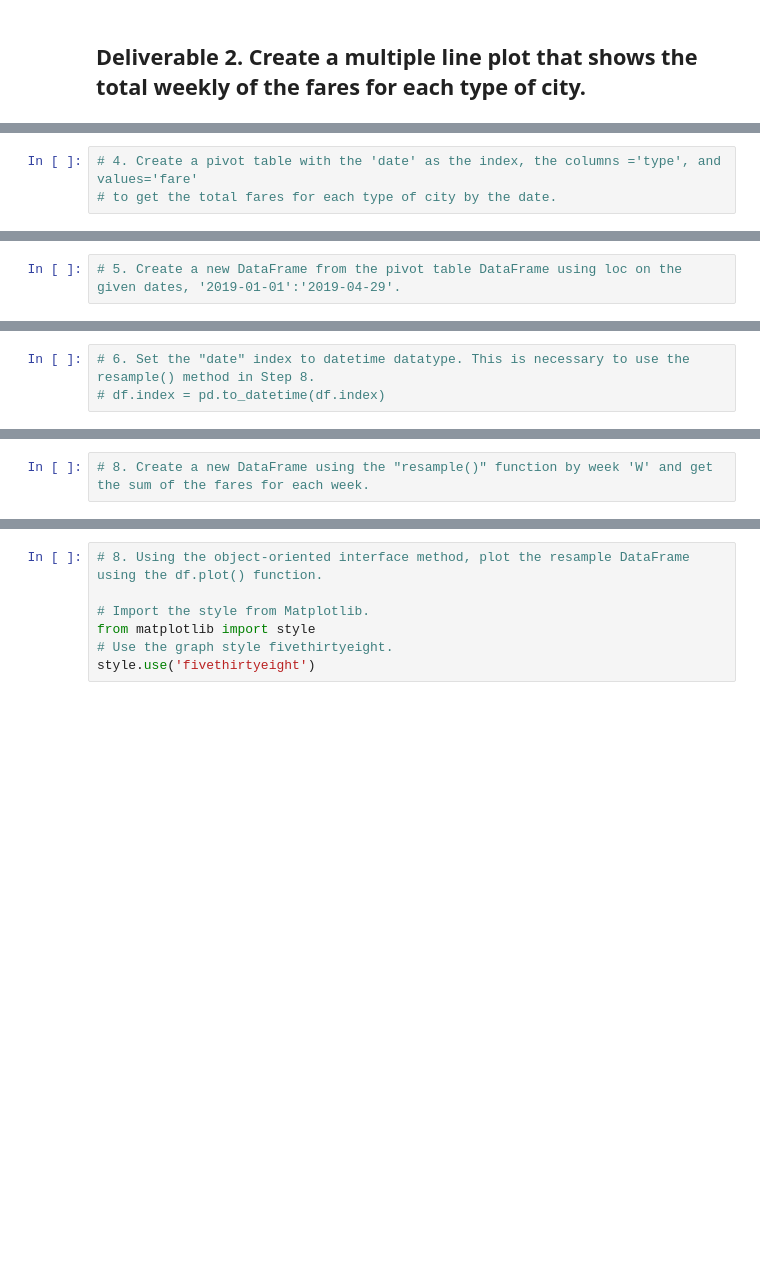
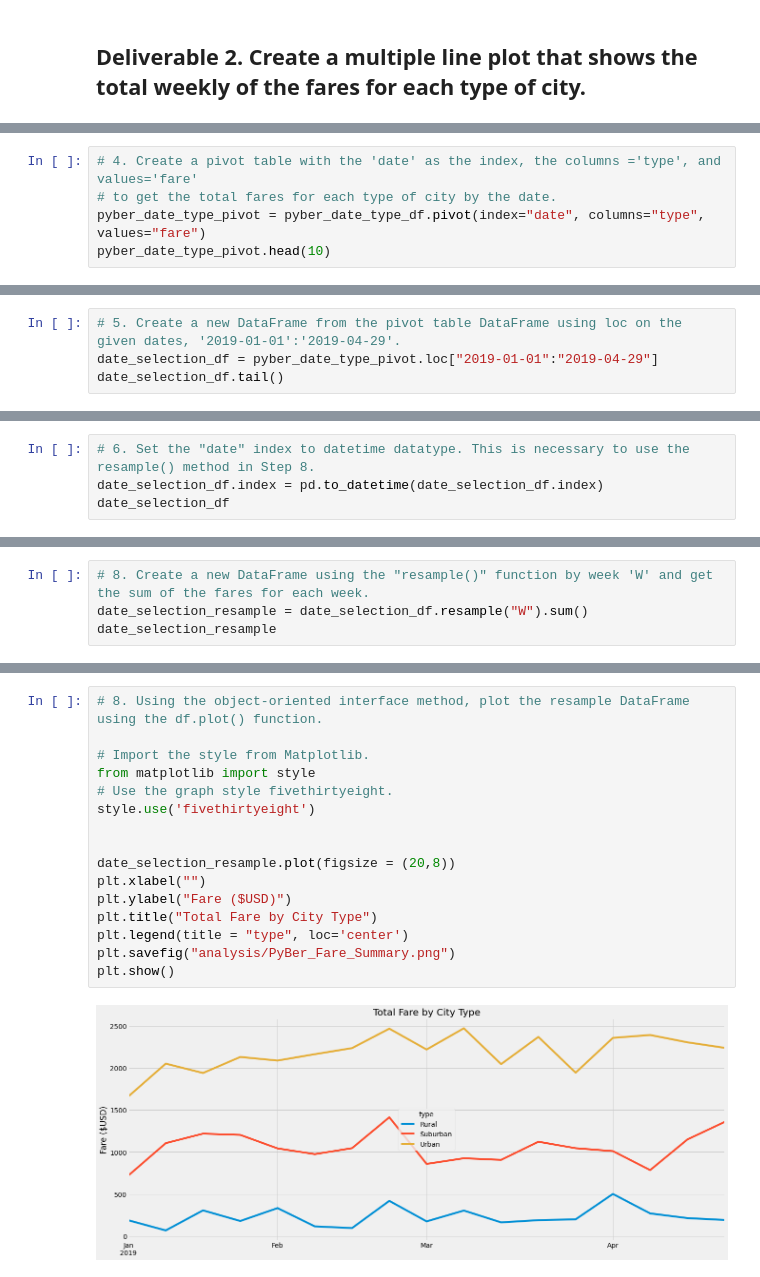
Before and after one commit to LMarty22/PyBer_Analysis, a Jupyter notebook: PyBer_Challenge.ipynb, the cells around one changed output, grey strips where cells are left out. Saved outputs shown, nothing was run; the diff lists cells and outputs as text; blank space fills up the shorter version.

```diff
--- a/PyBer_Challenge.ipynb
+++ b/PyBer_Challenge.ipynb
@@ -127,3 +174,5 @@ pyber_summary_df
 # %%
 # 4. Create a pivot table with the 'date' as the index, the columns ='type', and values='fare'
 # to get the total fares for each type of city by the date.
+pyber_date_type_pivot = pyber_date_type_df.pivot(index="date", columns="type", values="fare")
+pyber_date_type_pivot.head(10)
@@ -130,2 +192,4 @@ pyber_summary_df
 # %%
 # 5. Create a new DataFrame from the pivot table DataFrame using loc on the given dates, '2019-01-01':'2019-04-29'.
+date_selection_df = pyber_date_type_pivot.loc["2019-01-01":"2019-04-29"]
+date_selection_df.tail()
@@ -132,3 +204,4 @@ pyber_summary_df
 # %%
 # 6. Set the "date" index to datetime datatype. This is necessary to use the resample() method in Step 8.
-# df.index = pd.to_datetime(df.index)
+date_selection_df.index = pd.to_datetime(date_selection_df.index)
+date_selection_df
@@ -137,2 +237,4 @@ pyber_summary_df
 # %%
 # 8. Create a new DataFrame using the "resample()" function by week 'W' and get the sum of the fares for each week.
+date_selection_resample = date_selection_df.resample("W").sum()
+date_selection_resample
@@ -139,7 +261,18 @@ pyber_summary_df
 # %%
 # 8. Using the object-oriented interface method, plot the resample DataFrame using the df.plot() function.
 
 # Import the style from Matplotlib.
 from matplotlib import style
 # Use the graph style fivethirtyeight.
 style.use('fivethirtyeight')
+
+
+date_selection_resample.plot(figsize = (20,8))
+plt.xlabel("")
+plt.ylabel("Fare ($USD)")
+plt.title("Total Fare by City Type")
+plt.legend(title = "type", loc='center')
+plt.savefig("analysis/PyBer_Fare_Summary.png")
+plt.show()
+# %% [output]
+[figure, added]
```
Also changed, not shown: parts of 8 cells of this notebook, 1 other file.
